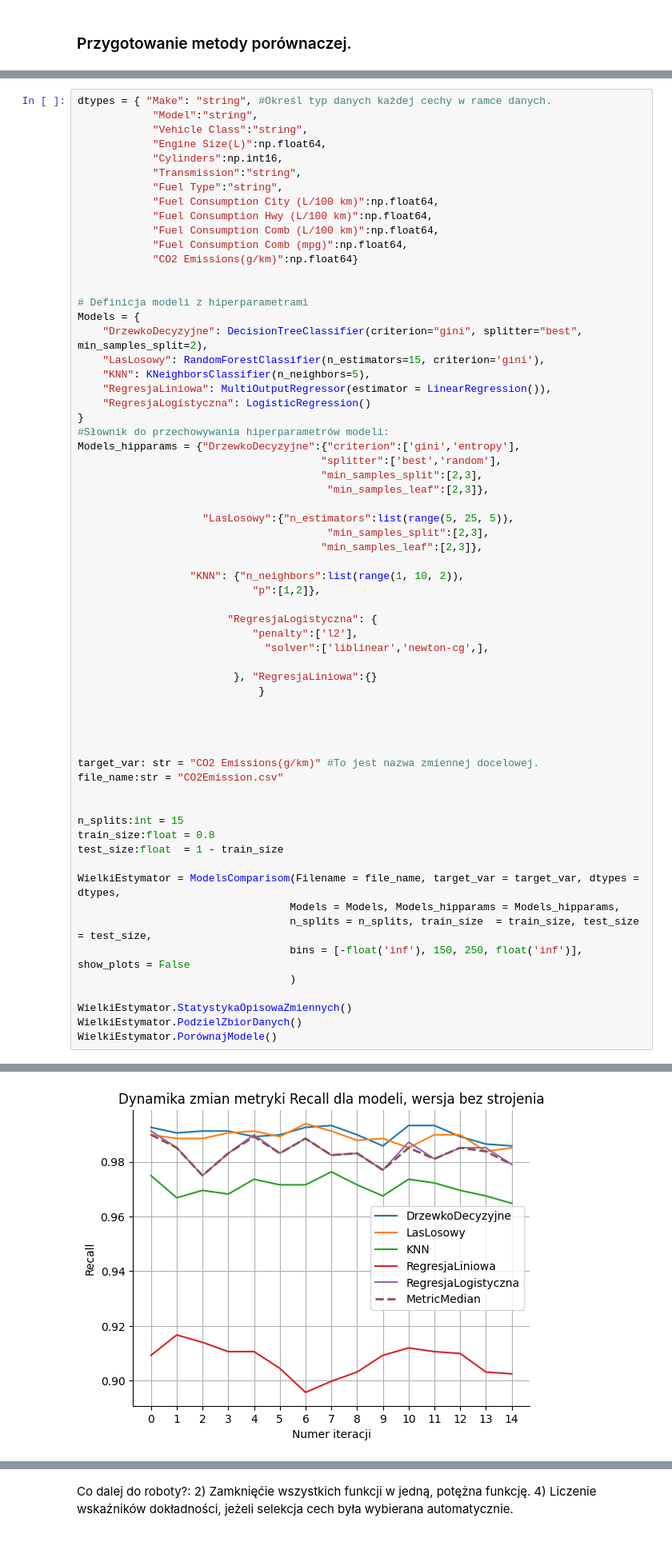
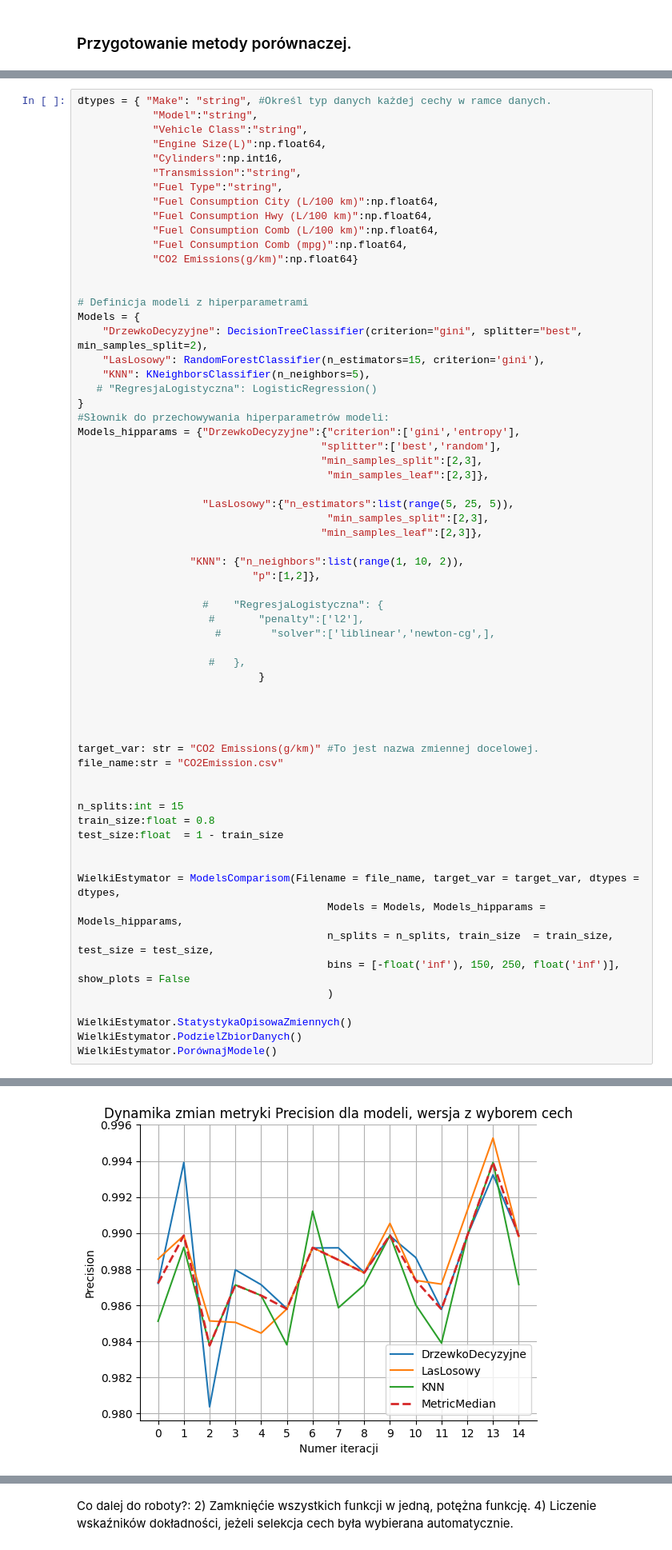
Before and after one commit to Pawel-Tomasz-Nowak/Scientific-collaboration, a Jupyter notebook: AnalizaEmisyjnosci.ipynb, the cells around one changed output, grey strips where cells are left out. Shown at 80% size. Saved outputs shown, nothing was run; the diff lists cells and outputs as text.

```diff
--- a/AnalizaEmisyjnosci.ipynb
+++ b/AnalizaEmisyjnosci.ipynb
@@ -1062,8 +1020,7 @@ Models = {
     "DrzewkoDecyzyjne": DecisionTreeClassifier(criterion="gini", splitter="best", min_samples_split=2),
     "LasLosowy": RandomForestClassifier(n_estimators=15, criterion='gini'),
     "KNN": KNeighborsClassifier(n_neighbors=5),
-    "RegresjaLiniowa": MultiOutputRegressor(estimator = LinearRegression()),
-    "RegresjaLogistyczna": LogisticRegression()
+   # "RegresjaLogistyczna": LogisticRegression()
 }
 #Słownik do przechowywania hiperparametrów modeli:
 Models_hipparams = {"DrzewkoDecyzyjne":{"criterion":['gini','entropy'],
@@ -1078,11 +1035,11 @@ Models_hipparams = {"DrzewkoDecyzyjne":{"criterion":['gini','entropy'],
                   "KNN": {"n_neighbors":list(range(1, 10, 2)),
                             "p":[1,2]},
 
-                        "RegresjaLogistyczna": {
-                            "penalty":['l2'],
-                              "solver":['liblinear','newton-cg',],
+                    #    "RegresjaLogistyczna": {
+                     #       "penalty":['l2'],
+                      #        "solver":['liblinear','newton-cg',],
 
-                         }, "RegresjaLiniowa":{}
+                     #   },
                              }
 
 
@@ -1096,11 +1053,12 @@ n_splits:int = 15
 train_size:float = 0.8
 test_size:float  = 1 - train_size
 
+
 WielkiEstymator = ModelsComparisom(Filename = file_name, target_var = target_var, dtypes = dtypes,
-                                  Models = Models, Models_hipparams = Models_hipparams,
-                                  n_splits = n_splits, train_size  = train_size, test_size = test_size,
-                                  bins = [-float('inf'), 150, 250, float('inf')], show_plots = False
-                                  )
+                                        Models = Models, Models_hipparams = Models_hipparams,
+                                        n_splits = n_splits, train_size  = train_size, test_size = test_size,
+                                        bins = [-float('inf'), 150, 250, float('inf')], show_plots = False
+                                        )
 
 WielkiEstymator.StatystykaOpisowaZmiennych()
 WielkiEstymator.PodzielZbiorDanych()
@@ -1126 +1084 @@ WielkiEstymator.PorównajModele()
-[figure, old version]
+[figure, new version]
```
Also changed, not shown: parts of 4 cells of this notebook.
